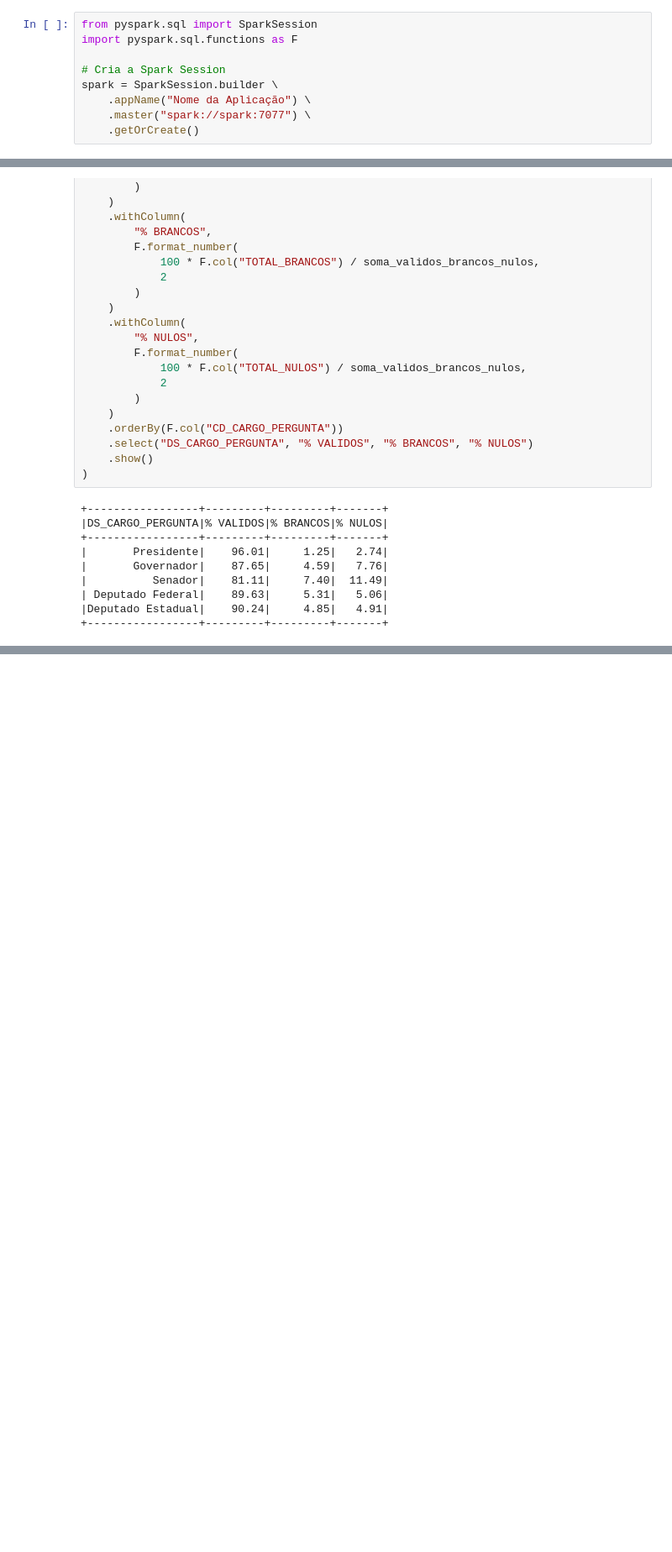
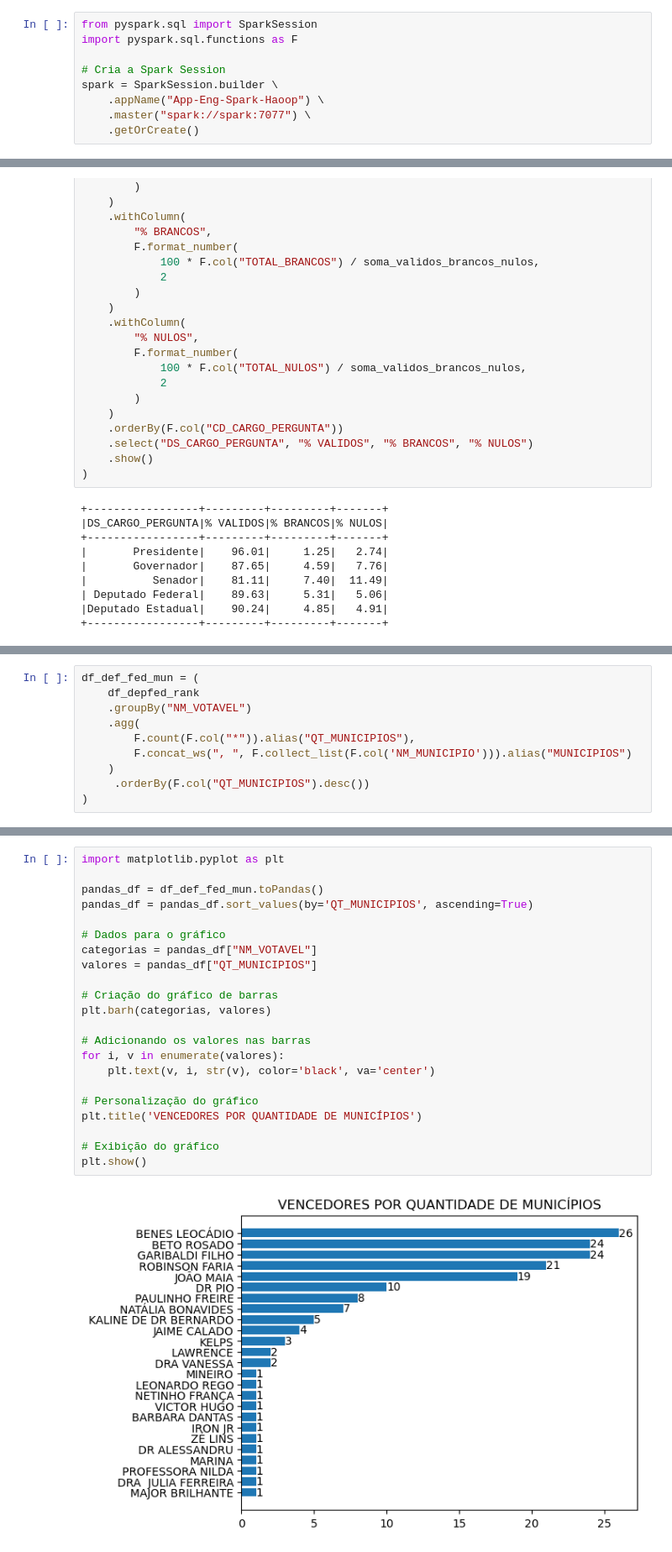
Before and after one commit to elsonfc/eng-dados-hadoop-spark, a Jupyter notebook: data/analise-bu-2023.ipynb, the cells around one changed output, grey strips where cells are left out. Shown: that part at 84% size. Cells and saved outputs as stored; diff of their text form; blank space fills up the shorter version.

```diff
--- a/data/analise-bu-2023.ipynb
+++ b/data/analise-bu-2023.ipynb
@@ -4,7 +4,7 @@ import pyspark.sql.functions as F
 
 # Cria a Spark Session
 spark = SparkSession.builder \
-    .appName("Nome da Aplicação") \
+    .appName("App-Eng-Spark-Haoop") \
     .master("spark://spark:7077") \
     .getOrCreate()
 # %%
@@ -369,0 +378,10 @@ df_percentual_cargo = (
+# %%
+df_def_fed_mun = (
+    df_depfed_rank
+    .groupBy("NM_VOTAVEL")
+    .agg(
+        F.count(F.col("*")).alias("QT_MUNICIPIOS"),
+        F.concat_ws(", ", F.collect_list(F.col('NM_MUNICIPIO'))).alias("MUNICIPIOS")
+    )
+     .orderBy(F.col("QT_MUNICIPIOS").desc())
+)
@@ -369,0 +410,24 @@ df_percentual_cargo = (
+# %%
+import matplotlib.pyplot as plt
+
+pandas_df = df_def_fed_mun.toPandas()
+pandas_df = pandas_df.sort_values(by='QT_MUNICIPIOS', ascending=True)
+
+# Dados para o gráfico
+categorias = pandas_df["NM_VOTAVEL"]
+valores = pandas_df["QT_MUNICIPIOS"]
+
+# Criação do gráfico de barras
+plt.barh(categorias, valores)
+
+# Adicionando os valores nas barras
+for i, v in enumerate(valores):
+    plt.text(v, i, str(v), color='black', va='center')
+
+# Personalização do gráfico
+plt.title('VENCEDORES POR QUANTIDADE DE MUNICÍPIOS')
+
+# Exibição do gráfico
+plt.show()
+# %% [output]
+[figure, added]
```
Also changed, not shown: parts of 7 cells of this notebook.
